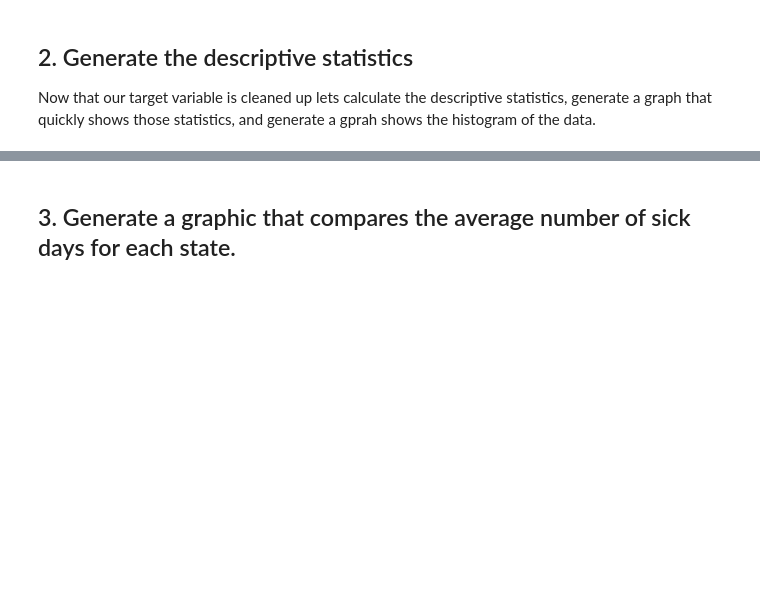
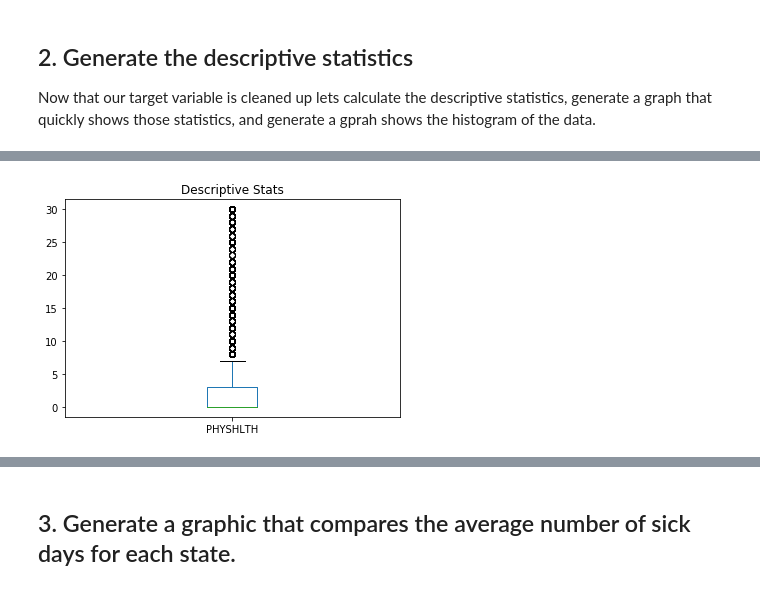
Before and after one commit to jprinfret/nyc-ds-100719-lectures, a Jupyter notebook: week-2/case_study/Data_Exploration_Applied.ipynb, the cells around one changed output, grey strips where cells are left out. Cells and saved outputs as stored; diff of their text form; code cells hidden in the pictures; blank space fills up the shorter version.

```diff
--- a/week-2/case_study/Data_Exploration_Applied.ipynb
+++ b/week-2/case_study/Data_Exploration_Applied.ipynb
@@ -77,0 +61,5 @@ ax_phys.boxplot(df['PHYSHLTH']);
+# %%
+# graphic showing those descriptive stats
+df['PHYSHLTH'].plot(kind='box',title='Descriptive Stats');
+# %% [output]
+[figure, added]
```
Also changed, not shown: parts of 12 cells of this notebook, 1 other file.
